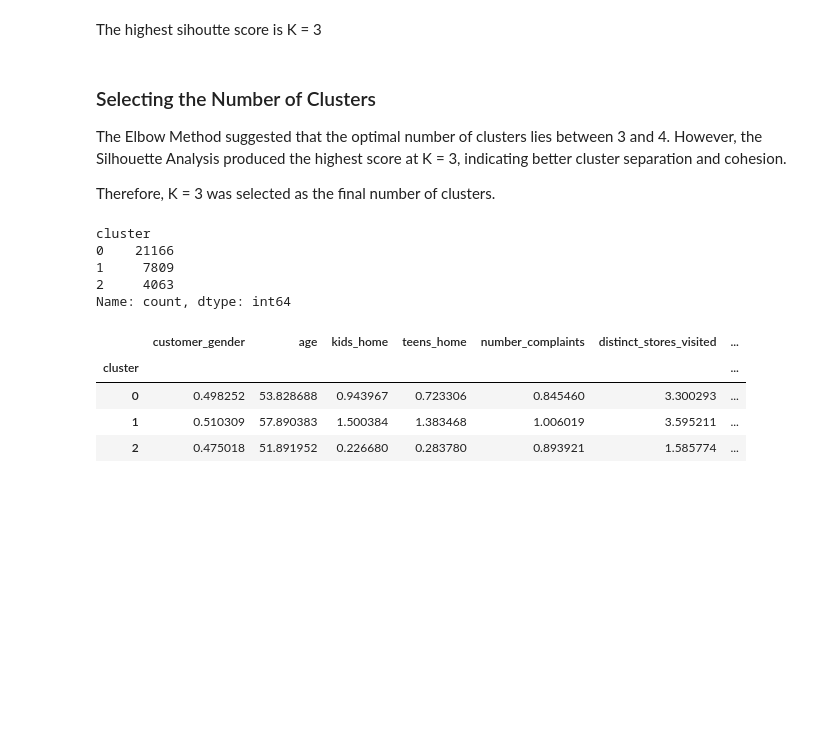
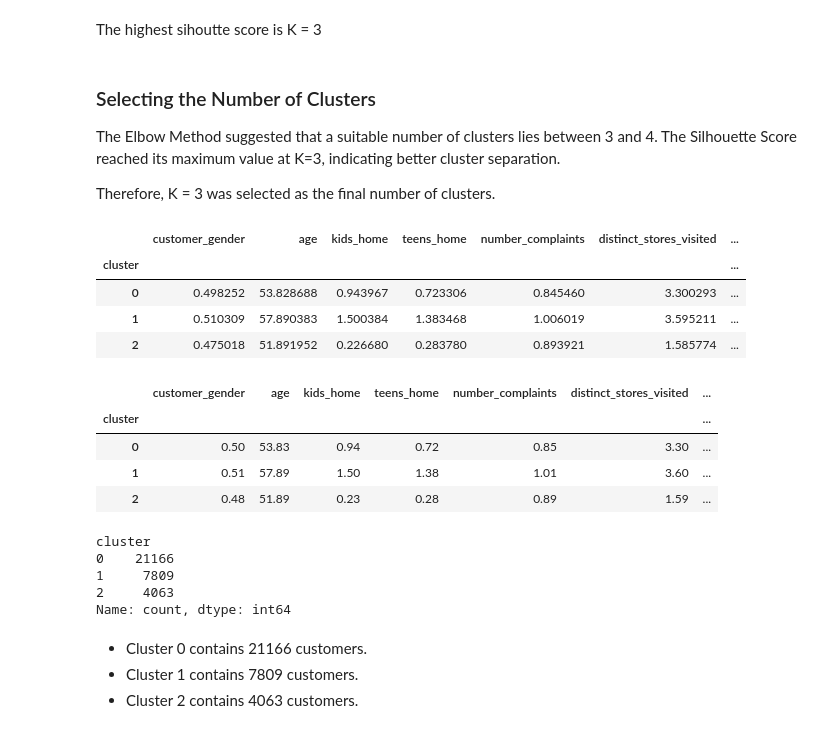
Before and after one commit to emmohan/MachineLearning2Project-, a Jupyter notebook: customer_segmentation.ipynb, the cells around one changed output. Drawn from its saved outputs; the diff is of its cells as text; code cells hidden in the pictures; blank space fills up the shorter version.

Commit message:
created cluster sizes

```diff
--- a/customer_segmentation.ipynb
+++ b/customer_segmentation.ipynb
@@ -227,7 +227,7 @@ The highest sihoutte score is K = 3
 # %% [markdown]
 ### Selecting the Number of Clusters
 
-The Elbow Method suggested that the optimal number of clusters lies between 3 and 4. However, the Silhouette Analysis produced the highest score at K = 3, indicating better cluster separation and cohesion.
+The Elbow Method suggested that a suitable number of clusters lies between 3 and 4. The Silhouette Score reached its maximum value at K=3, indicating better cluster separation.
 
 Therefore, K = 3 was selected as the final number of clusters.
 # %%
@@ -238,14 +238,6 @@ kmeans = KMeans(
 )
 
 customer_seg['cluster'] = kmeans.fit_predict(customer_scaled)
-# %%
-customer_seg['cluster'].value_counts()
-# %% [output]
-cluster
-0    21166
-1     7809
-2     4063
-Name: count, dtype: int64
 # %%
 cluster_profile = customer_seg.groupby('cluster').mean()
 
@@ -256,3 +248,25 @@ cluster_profile
 | 0 | 0.498252 | 53.828688 | 0.943967 | 0.723306 | 0.845460 | 3.300293 | ... |
 | 1 | 0.510309 | 57.890383 | 1.500384 | 1.383468 | 1.006019 | 3.595211 | ... |
 | 2 | 0.475018 | 51.891952 | 0.226680 | 0.283780 | 0.893921 | 1.585774 | ... |
+# %%
+pd.set_option('display.max_columns', None)
+
+cluster_profile.round(2)
+# %% [output]
+|  | customer_gender | age | kids_home | teens_home | number_complaints | distinct_stores_visited | ... |
+| cluster |  |  |  |  |  |  | ... |
+| 0 | 0.50 | 53.83 | 0.94 | 0.72 | 0.85 | 3.30 | ... |
+| 1 | 0.51 | 57.89 | 1.50 | 1.38 | 1.01 | 3.60 | ... |
+| 2 | 0.48 | 51.89 | 0.23 | 0.28 | 0.89 | 1.59 | ... |
+# %%
+customer_seg['cluster'].value_counts()
+# %% [output]
+cluster
+0    21166
+1     7809
+2     4063
+Name: count, dtype: int64
+# %% [markdown]
+- Cluster 0 contains 21166 customers.
+- Cluster 1 contains 7809 customers.
+- Cluster 2 contains 4063 customers.
```
Also changed, not shown: parts of 1 cell of this notebook.
